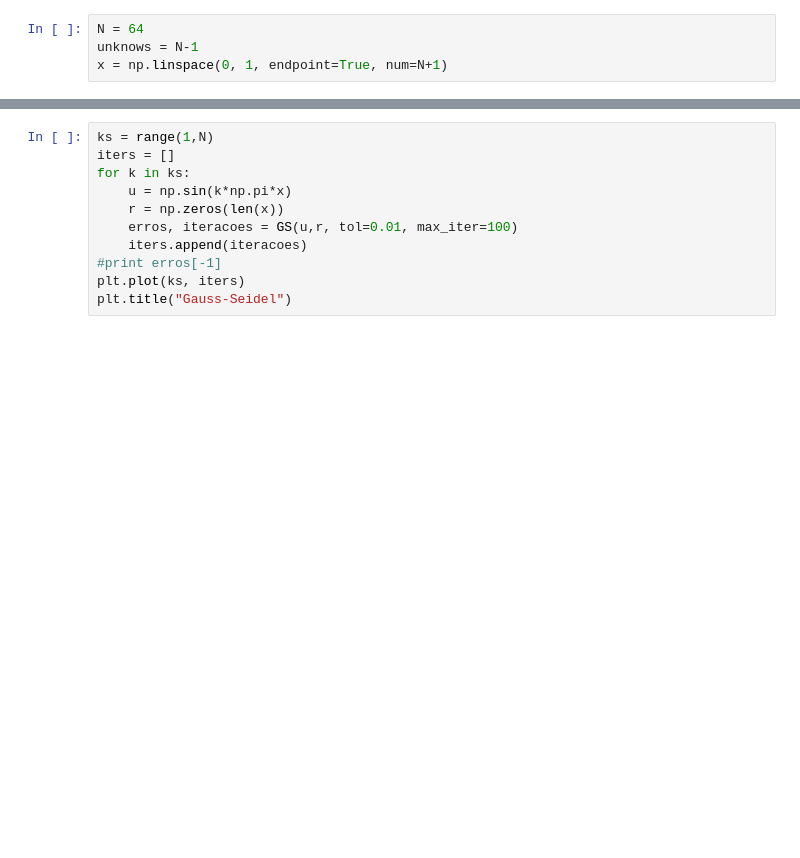
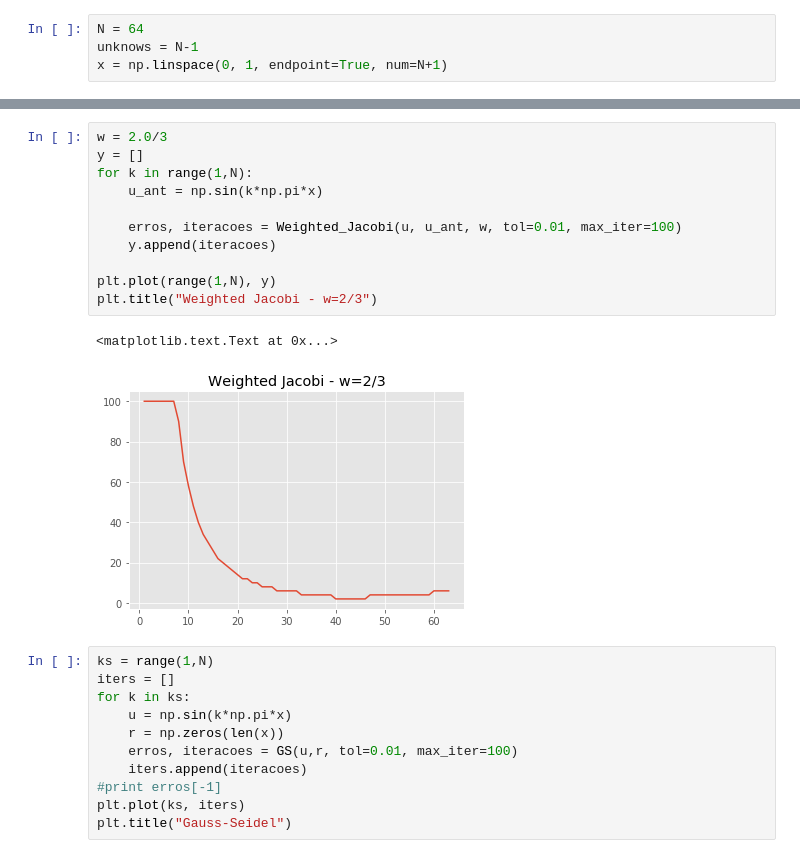
Before and after one commit to mtsodf/estudo_fem, a Jupyter notebook: multigrid/Briggs_Cap_02.ipynb, the cells around one changed output, grey strips where cells are left out. Cells and saved outputs as stored; diff of their text form; blank space fills up the shorter version.

```diff
--- a/multigrid/Briggs_Cap_02.ipynb
+++ b/multigrid/Briggs_Cap_02.ipynb
@@ -732,3 +746,17 @@ x = np.linspace(0, 1, endpoint=True, num=N+1)
+# %%
+w = 2.0/3
+y = []
+for k in range(1,N):
+    u_ant = np.sin(k*np.pi*x)
+
+    erros, iteracoes = Weighted_Jacobi(u, u_ant, w, tol=0.01, max_iter=100)
+    y.append(iteracoes)
+
+plt.plot(range(1,N), y)
+plt.title("Weighted Jacobi - w=2/3")
+# %% [output]
+<matplotlib.text.Text at 0x...>
+[figure, added]
 # %%
 ks = range(1,N)
 iters = []
```
Also changed, not shown: parts of 2 cells of this notebook, 6 other files.
